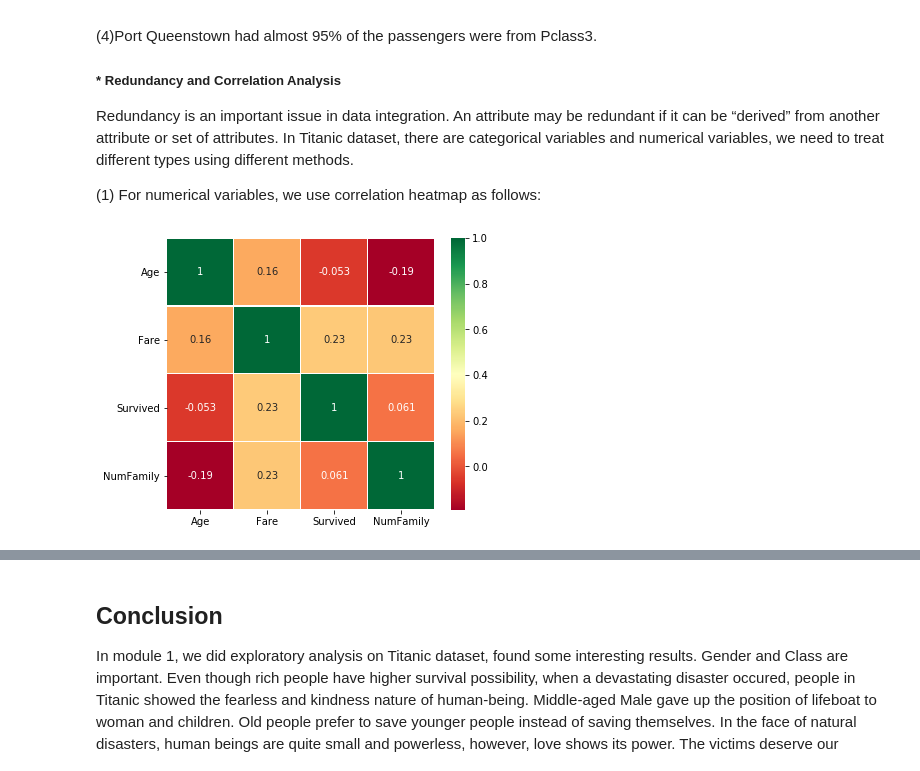
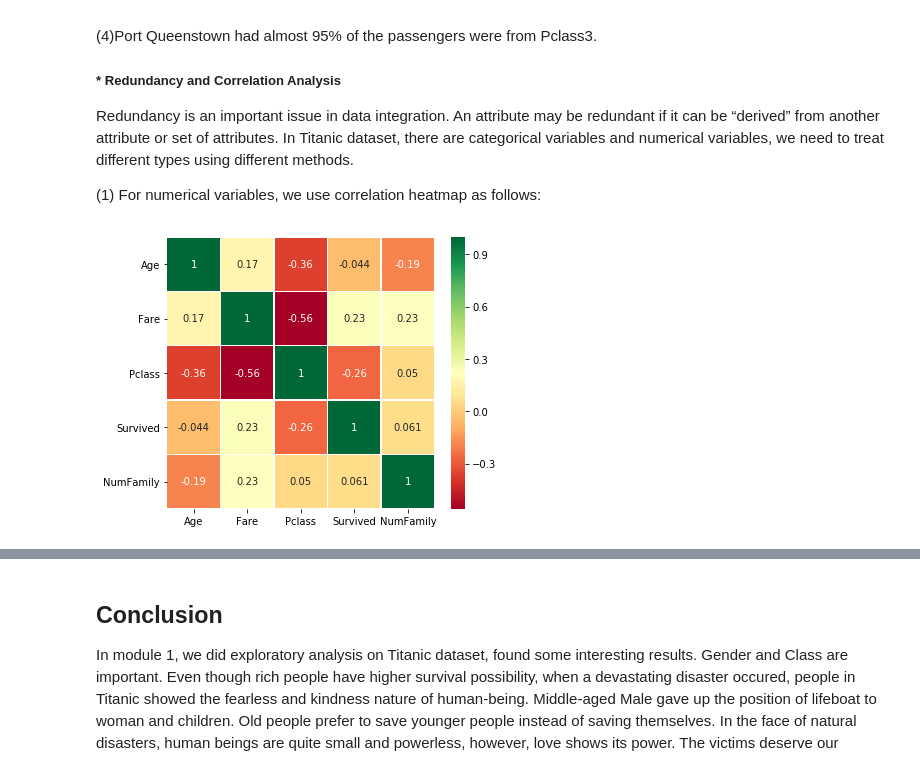
Before and after one commit to CoolGIRLCOCO/Project-Titantic-Survival-Prediction-ToBContinuted, a Jupyter notebook: Predict Survival on Titanic Datasets Using Classification Methods(Part 1).ipynb, the cells around one changed output, grey strips where cells are left out. Cells and saved outputs as stored; diff of their text form; code cells hidden in the pictures.

```diff
--- a/Predict Survival on Titanic Datasets Using Classification Methods(Part 1).ipynb
+++ b/Predict Survival on Titanic Datasets Using Classification Methods(Part 1).ipynb
@@ -863,12 +850,10 @@ Redundancy is an important issue in data integration. An attribute may be redund
 
 (1) For numerical variables, we use correlation heatmap as follows:
 # %%
-Titanic8['Pclass'] = Titanic8['Pclass'].astype('category',ordered=False)
-
 sns.heatmap(Titanic8.corr(),annot=True,cmap='RdYlGn',linewidths=0.2) #data.corr()-->correlation matrix
 fig=plt.gcf()
 fig.set_size_inches(6,5)
 plt.show()
 # %% [output]
-[figure, old version]
+[figure, new version]
 # %% [markdown]
```
Also changed, not shown: parts of 6 cells of this notebook.
